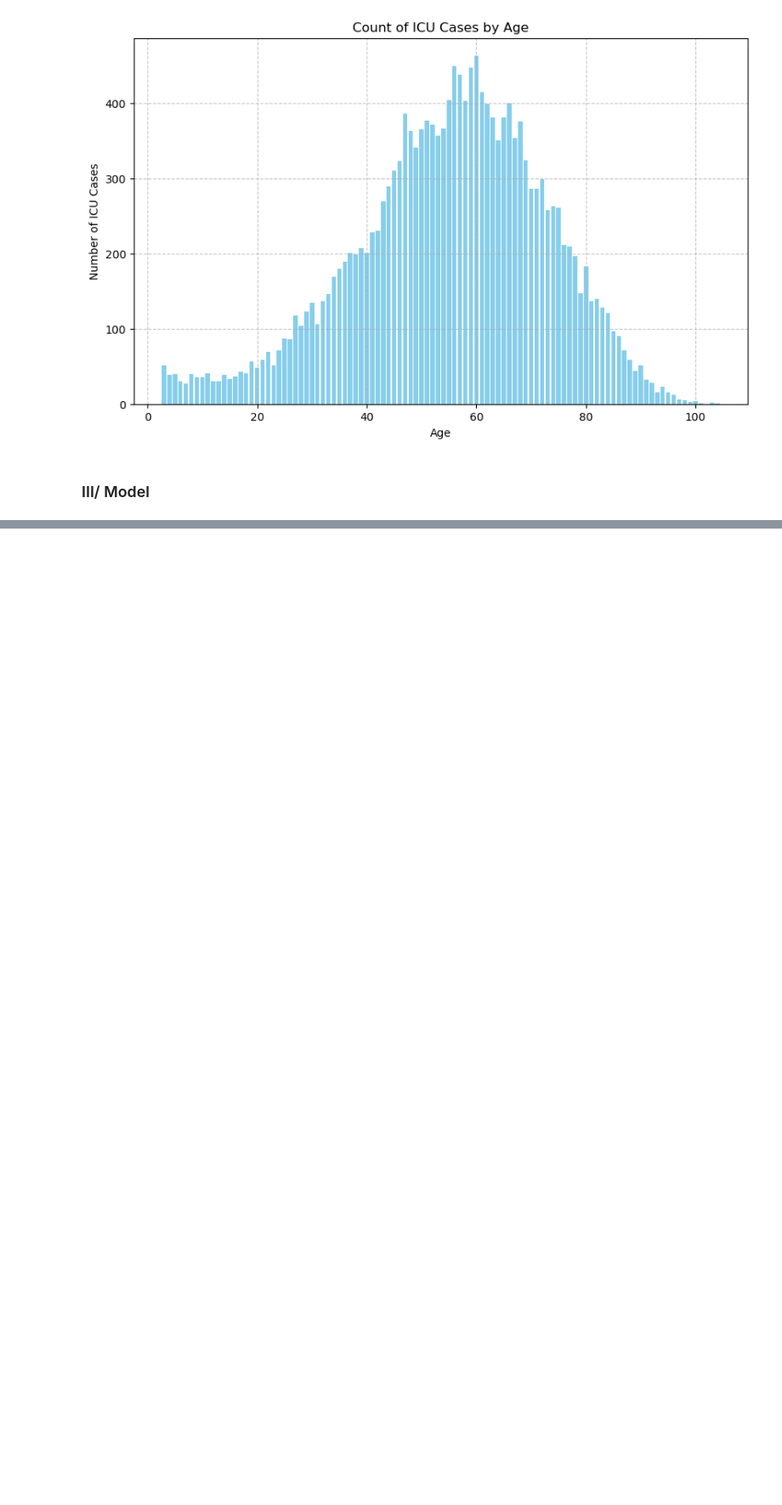
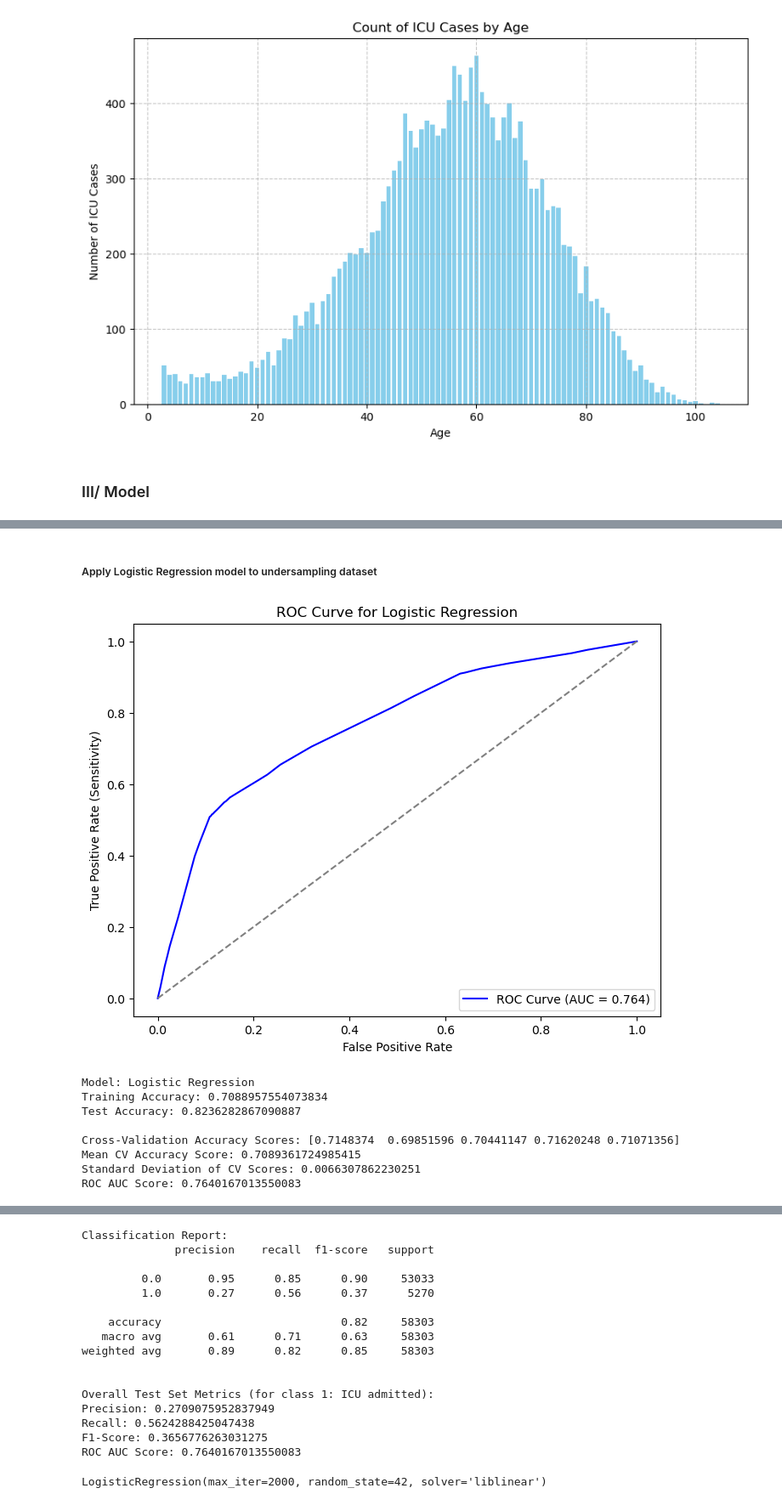
Before and after one commit to linhmai1609/CO7093_Big-Data_Coursework, a Jupyter notebook: alternative_model.ipynb, the cells around one changed output, grey strips where cells are left out. Shown at 85% size. Cells and saved outputs as stored; diff of their text form; code cells hidden in the pictures; blank space fills up the shorter version.

```diff
--- a/alternative_model.ipynb
+++ b/alternative_model.ipynb
@@ -172,0 +263,16 @@ Accuracy with selected features: 0.9092377922447397
+# %% [markdown]
+##### Apply Logistic Regression model to undersampling dataset
+# %%
+md.logistic_regression_model(training_set={'X': X_under_train, 'Y': y_under_train}
+                       , test_set={'X': X_under_test, 'Y': y_under_test}
+                       , solver='liblinear', class_weight=None)
+# %% [output]
+[figure, added]
+Model: Logistic Regression
+Training Accuracy: 0.7088957554073834
+Test Accuracy: 0.8236282867090887
+
+Cross-Validation Accuracy Scores: [0.7148374  0.69851596 0.70441147 0.71620248 0.71071356]
+Mean CV Accuracy Score: 0.7089361724985415
+Standard Deviation of CV Scores: 0.0066307862230251
+ROC AUC Score: 0.7640167013550083
@@ -172,0 +280,17 @@ Accuracy with selected features: 0.9092377922447397
+Classification Report:
+              precision    recall  f1-score   support
+
+         0.0       0.95      0.85      0.90     53033
+         1.0       0.27      0.56      0.37      5270
+
+    accuracy                           0.82     58303
+   macro avg       0.61      0.71      0.63     58303
+weighted avg       0.89      0.82      0.85     58303
+
+
+Overall Test Set Metrics (for class 1: ICU admitted):
+Precision: 0.2709075952837949
+Recall: 0.5624288425047438
+F1-Score: 0.3656776263031275
+ROC AUC Score: 0.7640167013550083
+LogisticRegression(max_iter=2000, random_state=42, solver='liblinear')
```
Also changed, not shown: parts of 22 cells of this notebook, 4 other files.
